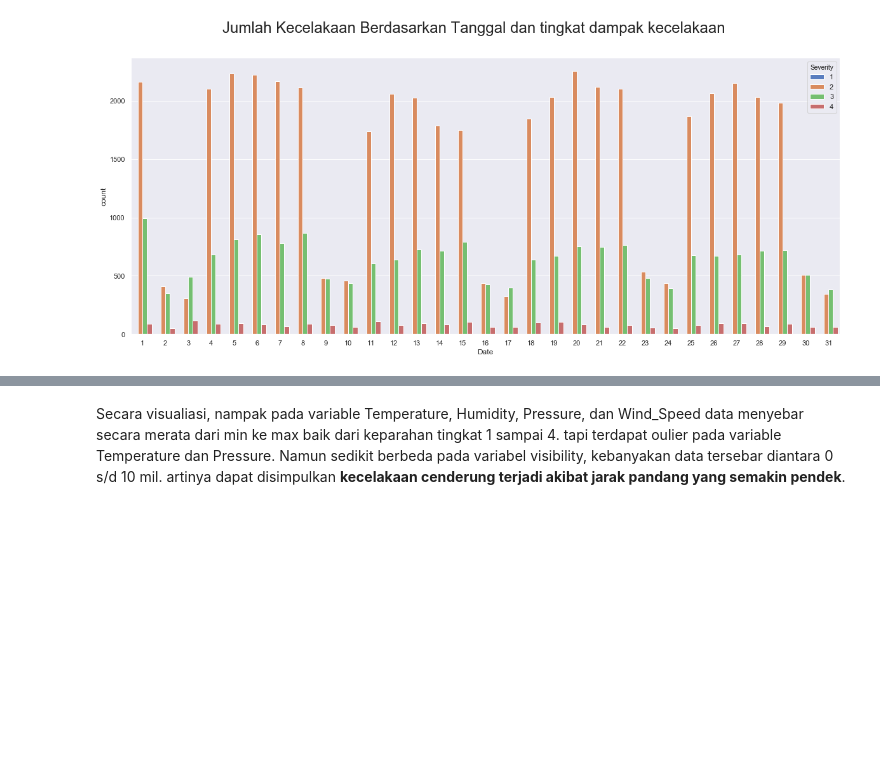
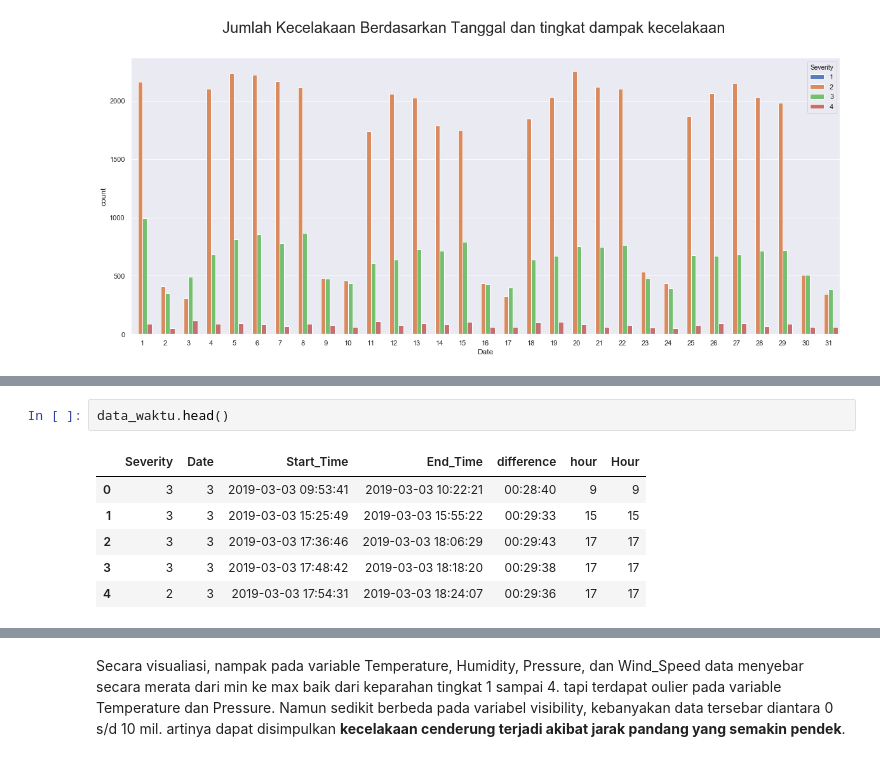
Before and after one commit to maftuhm/UAS-kapita-selekta-komputasi, a Jupyter notebook: UAS KAPITA SELEKTA KOMPUTASI.ipynb, the cells around one changed output, grey strips where cells are left out. Saved outputs shown, nothing was run; the diff lists cells and outputs as text; blank space fills up the shorter version.

```diff
--- a/UAS KAPITA SELEKTA KOMPUTASI.ipynb
+++ b/UAS KAPITA SELEKTA KOMPUTASI.ipynb
@@ -529,0 +503,9 @@ Jika dilihat dari dua grafik diatas, jumlah kecelakaan naik dan turun setiap min
+# %%
+data_waktu.head()
+# %% [output]
+|  | Severity | Date | Start_Time | End_Time | difference | hour | Hour |
+| 0 | 3 | 3 | 2019-03-03 09:53:41 | 2019-03-03 10:22:21 | 00:28:40 | 9 | 9 |
+| 1 | 3 | 3 | 2019-03-03 15:25:49 | 2019-03-03 15:55:22 | 00:29:33 | 15 | 15 |
+| 2 | 3 | 3 | 2019-03-03 17:36:46 | 2019-03-03 18:06:29 | 00:29:43 | 17 | 17 |
+| 3 | 3 | 3 | 2019-03-03 17:48:42 | 2019-03-03 18:18:20 | 00:29:38 | 17 | 17 |
+| 4 | 2 | 3 | 2019-03-03 17:54:31 | 2019-03-03 18:24:07 | 00:29:36 | 17 | 17 |
```
Also changed, not shown: parts of 29 cells of this notebook.
